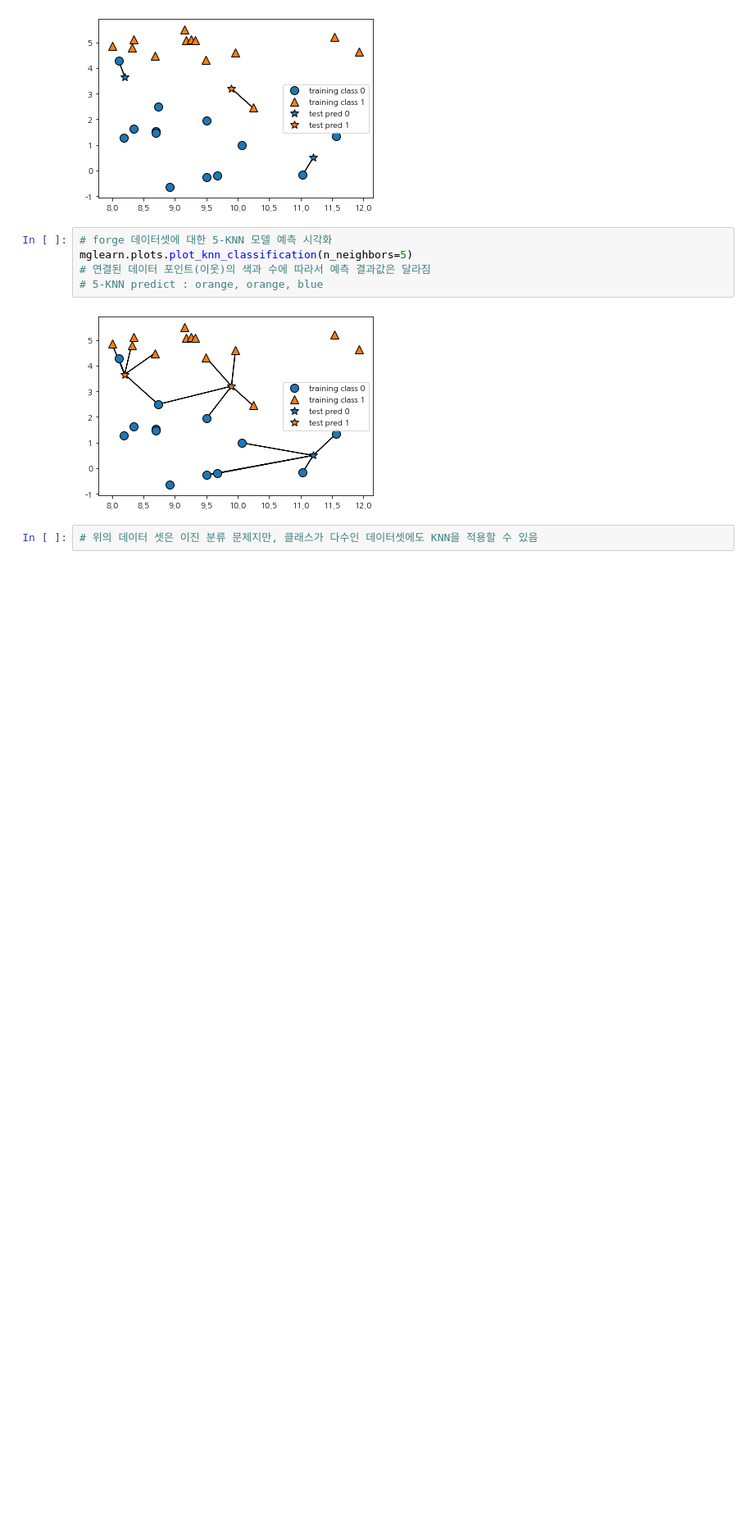
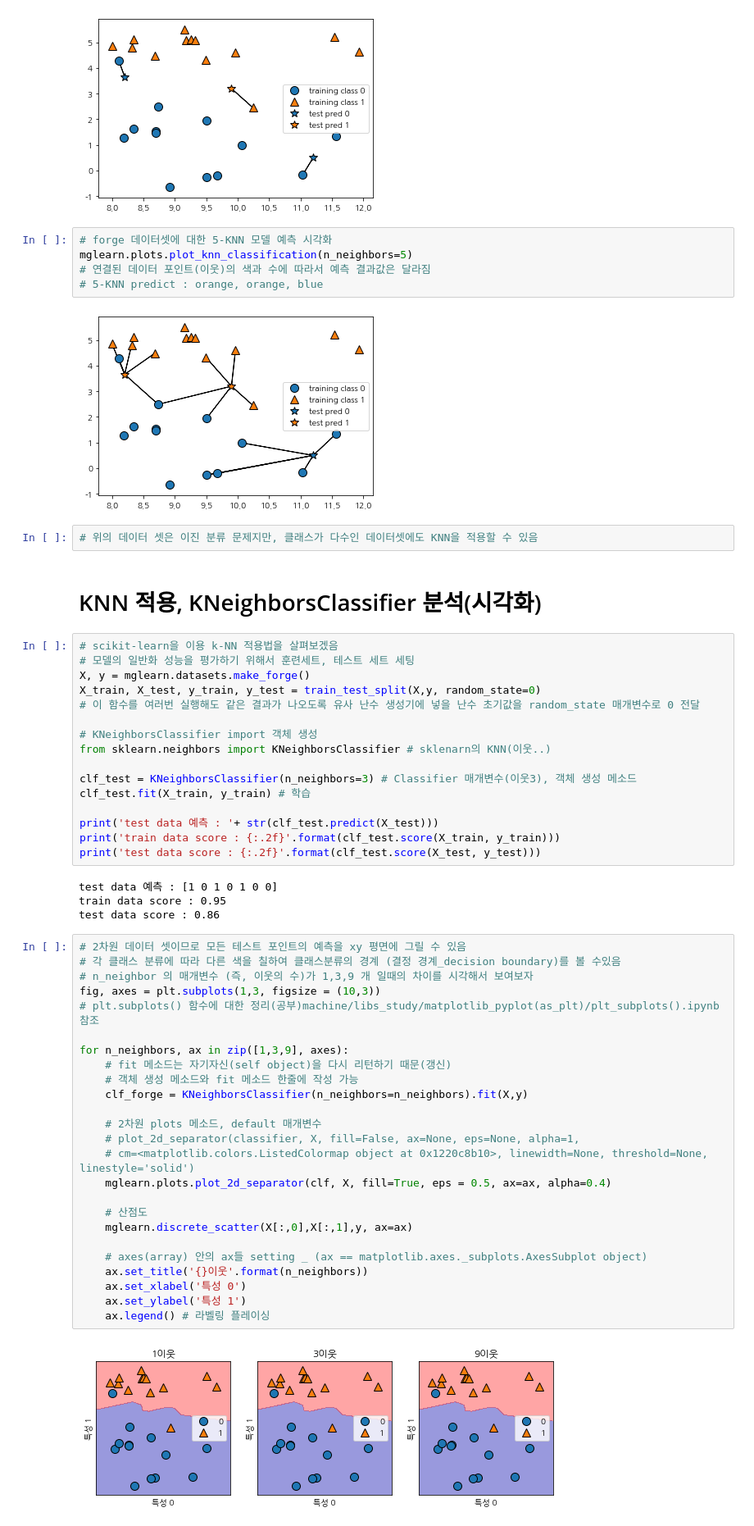
Before and after one commit to sdlee1026/machine, a Jupyter notebook: models/Supervised_Learning/K-NN,data_visualization.ipynb, the cells around one changed output. Shown: that part at 82% size. Cells and saved outputs as stored; diff of their text form; blank space fills up the shorter version.

```diff
--- a/models/Supervised_Learning/K-NN,data_visualization.ipynb
+++ b/models/Supervised_Learning/K-NN,data_visualization.ipynb
@@ -202,3 +207,52 @@ mglearn.plots.plot_knn_classification(n_neighbors=5)
 [figure]
 # %%
 # 위의 데이터 셋은 이진 분류 문제지만, 클래스가 다수인 데이터셋에도 KNN을 적용할 수 있음
+# %% [markdown]
+# KNN 적용, KNeighborsClassifier 분석(시각화)
+# %%
+# scikit-learn을 이용 k-NN 적용법을 살펴보겠음
+# 모델의 일반화 성능을 평가하기 위해서 훈련세트, 테스트 세트 세팅
+X, y = mglearn.datasets.make_forge()
+X_train, X_test, y_train, y_test = train_test_split(X,y, random_state=0)
+# 이 함수를 여러번 실행해도 같은 결과가 나오도록 유사 난수 생성기에 넣을 난수 초기값을 random_state 매개변수로 0 전달
+
+# KNeighborsClassifier import 객체 생성
+from sklearn.neighbors import KNeighborsClassifier # sklenarn의 KNN(이웃..)
+
+clf_test = KNeighborsClassifier(n_neighbors=3) # Classifier 매개변수(이웃3), 객체 생성 메소드
+clf_test.fit(X_train, y_train) # 학습
+
+print('test data 예측 : '+ str(clf_test.predict(X_test)))
+print('train data score : {:.2f}'.format(clf_test.score(X_train, y_train)))
+print('test data score : {:.2f}'.format(clf_test.score(X_test, y_test)))
+# %% [output]
+test data 예측 : [1 0 1 0 1 0 0]
+train data score : 0.95
+test data score : 0.86
+# %%
+# 2차원 데이터 셋이므로 모든 테스트 포인트의 예측을 xy 평면에 그릴 수 있음
+# 각 클래스 분류에 따라 다른 색을 칠하여 클래스분류의 경계 (결정 경계_decision boundary)를 볼 수있음
+# n_neighbor 의 매개변수 (즉, 이웃의 수)가 1,3,9 개 일때의 차이를 시각해서 보여보자
+fig, axes = plt.subplots(1,3, figsize = (10,3))
+# plt.subplots() 함수에 대한 정리(공부)machine/libs_study/matplotlib_pyplot(as_plt)/plt_subplots().ipynb 참조
+
+for n_neighbors, ax in zip([1,3,9], axes):
+    # fit 메소드는 자기자신(self object)을 다시 리턴하기 때문(갱신)
+    # 객체 생성 메소드와 fit 메소드 한줄에 작성 가능
+    clf_forge = KNeighborsClassifier(n_neighbors=n_neighbors).fit(X,y)
+
+    # 2차원 plots 메소드, default 매개변수
+    # plot_2d_separator(classifier, X, fill=False, ax=None, eps=None, alpha=1,
+    # cm=<matplotlib.colors.ListedColormap object at 0x1220c8b10>, linewidth=None, threshold=None, linestyle='solid')
+    mglearn.plots.plot_2d_separator(clf, X, fill=True, eps = 0.5, ax=ax, alpha=0.4)
+
+    # 산점도
+    mglearn.discrete_scatter(X[:,0],X[:,1],y, ax=ax)
+
+    # axes(array) 안의 ax들 setting _ (ax == matplotlib.axes._subplots.AxesSubplot object)
+    ax.set_title('{}이웃'.format(n_neighbors))
+    ax.set_xlabel('특성 0')
+    ax.set_ylabel('특성 1')
+    ax.legend() # 라벨링 플레이싱
+# %% [output]
+[figure, added]
```
Also changed, not shown: parts of 7 cells of this notebook, 1 other file.
